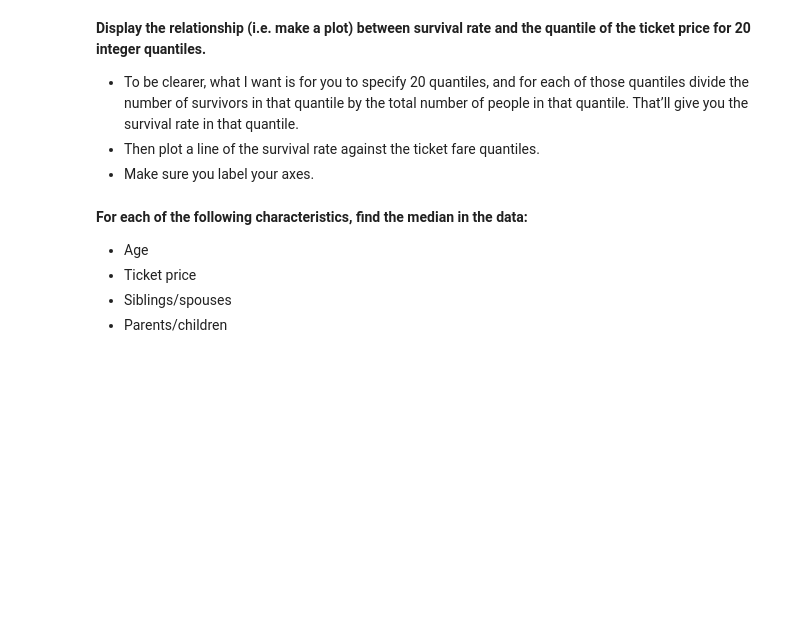
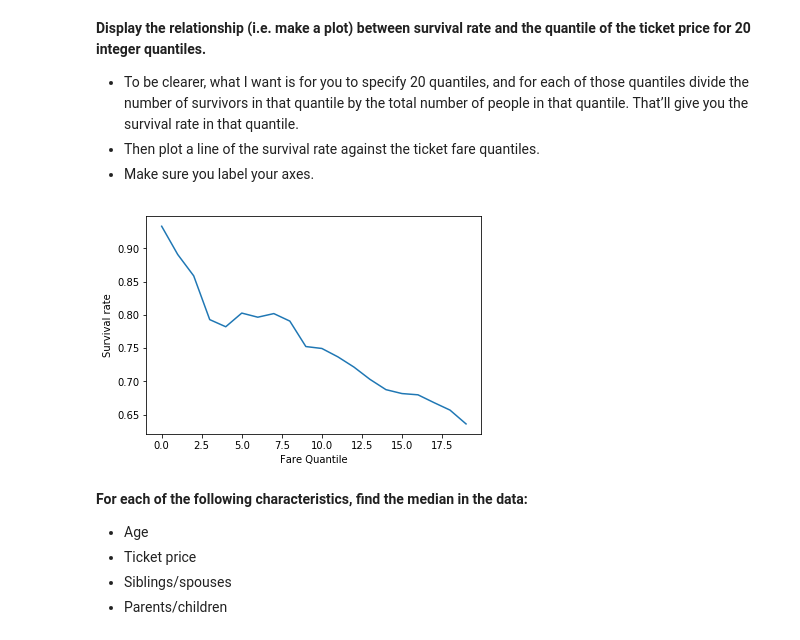
Before and after one commit to jsenft/k2_foundations, a Jupyter notebook: titanic/titanic.ipynb, the cells around one changed output. Saved outputs shown, nothing was run; the diff lists cells and outputs as text; code cells hidden in the pictures; blank space fills up the shorter version.

```diff
--- a/titanic/titanic.ipynb
+++ b/titanic/titanic.ipynb
@@ -274,19 +275,22 @@ print('%f years younger' % (survivors_wfam['Age'].mean() - nonsurv_nofam['Age'].
 # %%
 rate_list = []
 j = 0
 
 for i in range(20):
-    q = len(survivors[survivors['Fare'] <= survivors['Fare'].quantile(j)])
-    p = len(df[df['Fare'] <= df['Fare'].quantile(j)])
+
+    q = df.loc[(df.Survived == 1) & (df.Fare <= df.Fare.quantile(j))]['Name'].count()
+    p = df.loc[df.Fare <= df.Fare.quantile(j)]['Name'].count()
     diff = p - q
     rate = (diff/p if p!=0 else 0.0)
     rate_list.append(rate)
     j = (i+1) * 0.05
 
 plt.plot(rate_list)
 plt.ylabel('Survival rate')
-plt.xlabel('Fare')
+plt.xlabel('Fare Quantile')
 plt.show()
+# %% [output]
+[figure, added]
 # %% [markdown]
 **For each of the following characteristics, find the median in the data:**
 - Age
```
Also changed, not shown: parts of 4 cells of this notebook.
